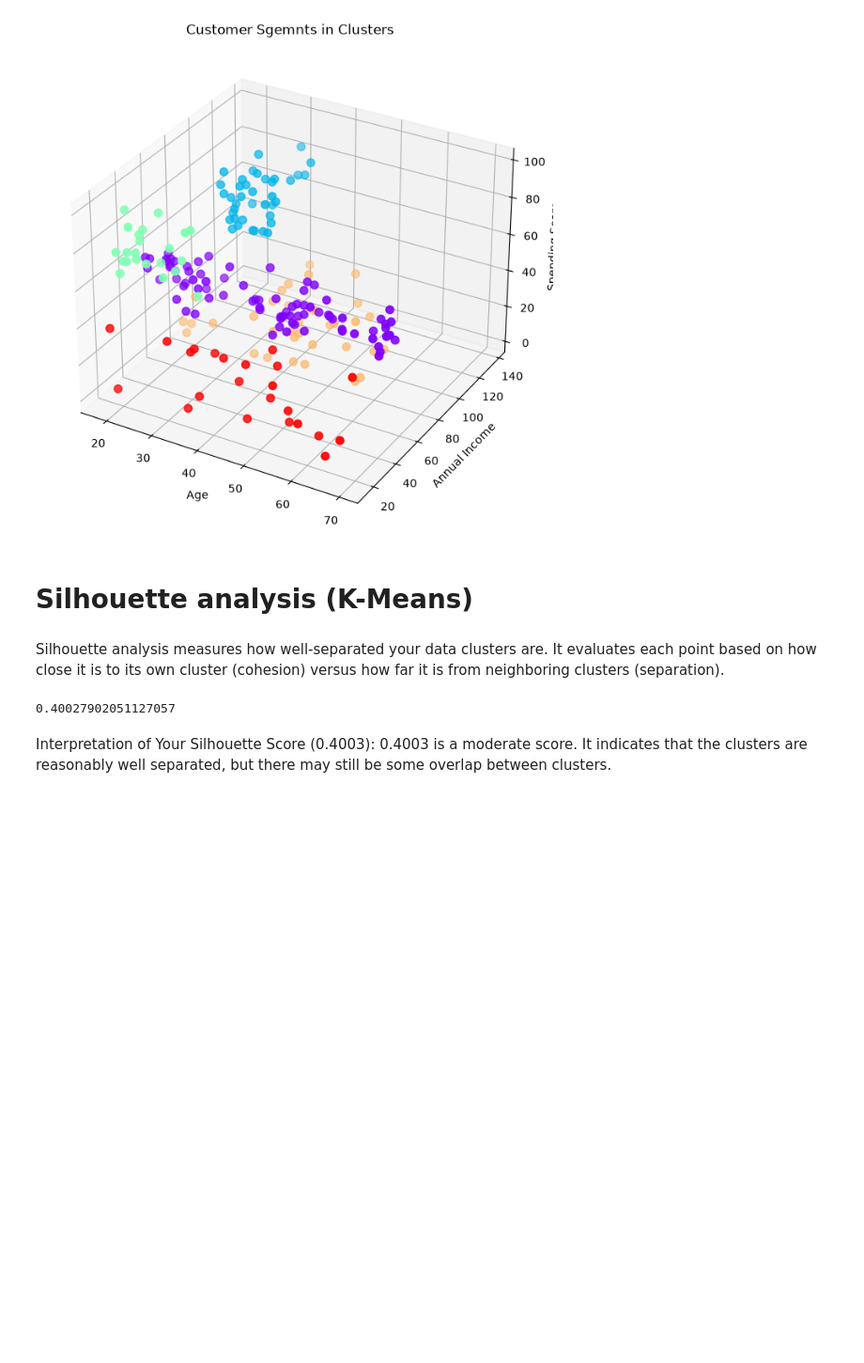
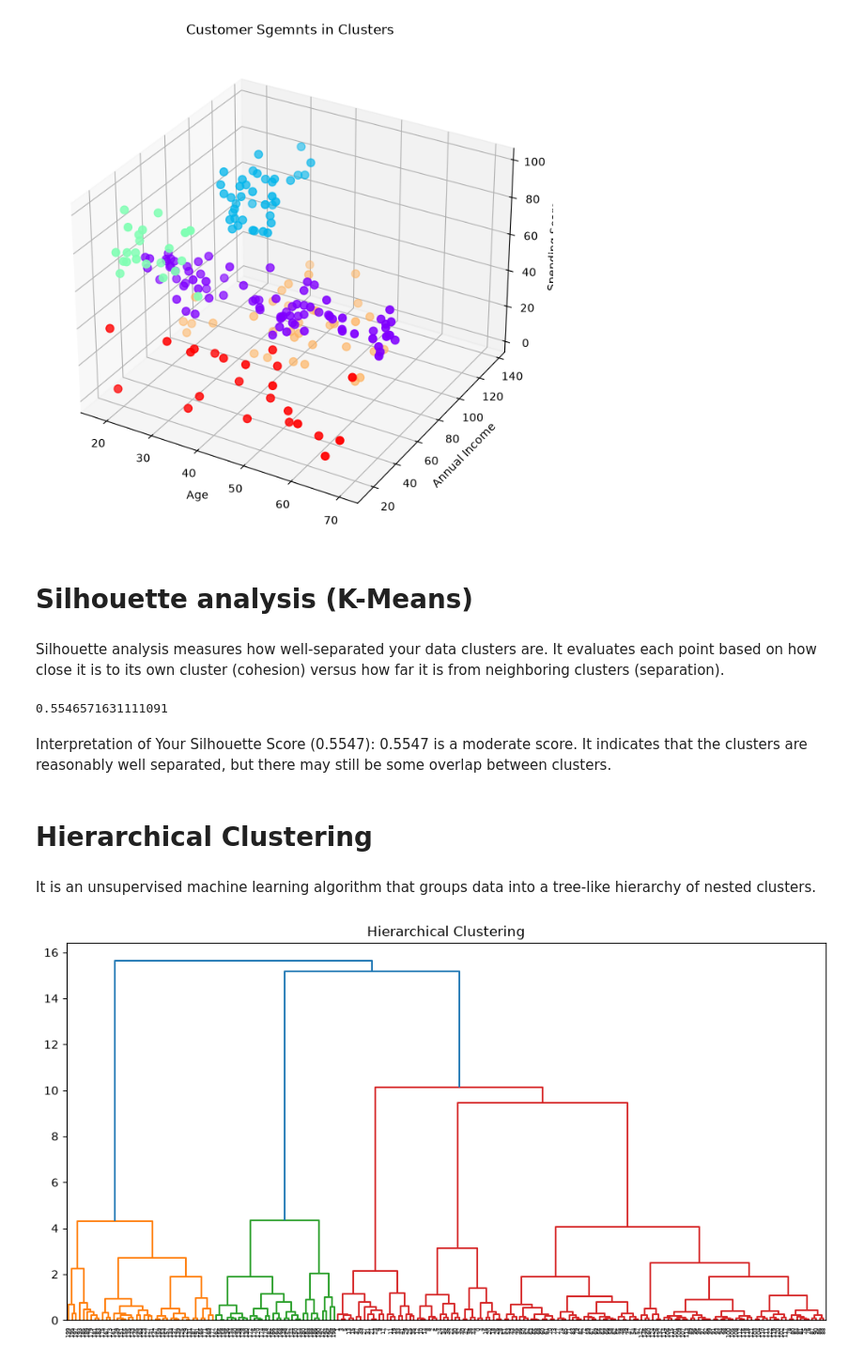
Before and after one commit to shy942/ML-exploration, a Jupyter notebook: notebooks/05_Clustering.ipynb, the cells around one changed output. Shown at 94% size. Saved outputs shown, nothing was run; the diff lists cells and outputs as text; code cells hidden in the pictures; blank space fills up the shorter version.

Commit message:
05_Clustering.ipynb is updated

```diff
--- a/notebooks/05_Clustering.ipynb
+++ b/notebooks/05_Clustering.ipynb
@@ -174,10 +174,25 @@ Name: count, dtype: int64
 Silhouette analysis measures how well-separated your data clusters are. It evaluates each point based on how close it is to its own cluster (cohesion) versus how far it is from neighboring clusters (separation).
 # %%
 # Silhoiette Score
-silhouette_score = silhouette_score(X_scaled, df['Cluster'])
+silhouette_score = silhouette_score(X_scaled, df['KMeans Cluster'])
 print(silhouette_score)
 # %% [output]
-0.40027902051127057
+0.5546571631111091
 # %% [markdown]
-Interpretation of Your Silhouette Score (0.4003):
-0.4003 is a moderate score. It indicates that the clusters are reasonably well separated, but there may still be some overlap between clusters.
+Interpretation of Your Silhouette Score (0.5547):
+0.5547 is a moderate score. It indicates that the clusters are reasonably well separated, but there may still be some overlap between clusters.
+# %% [markdown]
+# Hierarchical Clustering
+# %% [markdown]
+It is an unsupervised machine learning algorithm that groups data into a tree-like hierarchy of nested clusters.
+# %%
+# Hierarchical Clustering
+# Ward's Linkage: Minimizes the variance within each cluster, functioning similarly to K-Means.
+linkage  =linkage(X_scaled, method='ward')
+
+plt.figure(figsize=(12,6))
+dendrogram(linkage)
+plt.title("Hierarchical Clustering")
+plt.show()
+# %% [output]
+[figure, added]
```
Also changed, not shown: parts of 9 cells of this notebook.
